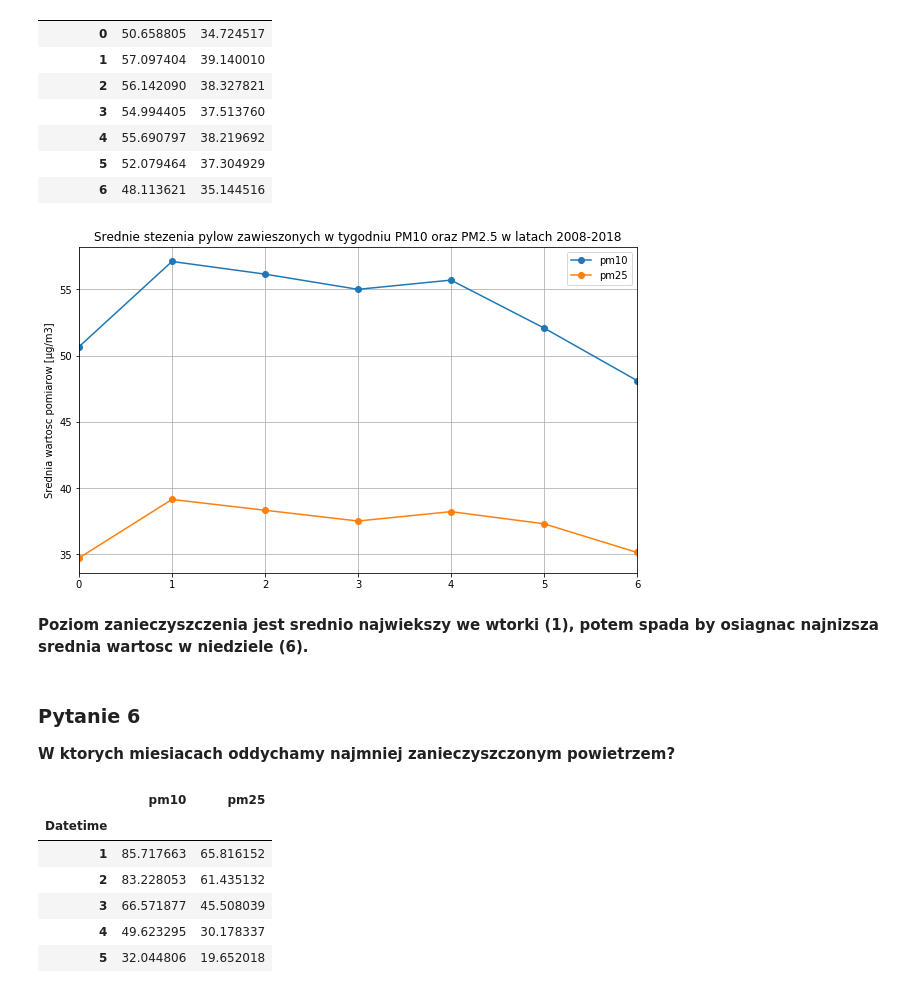
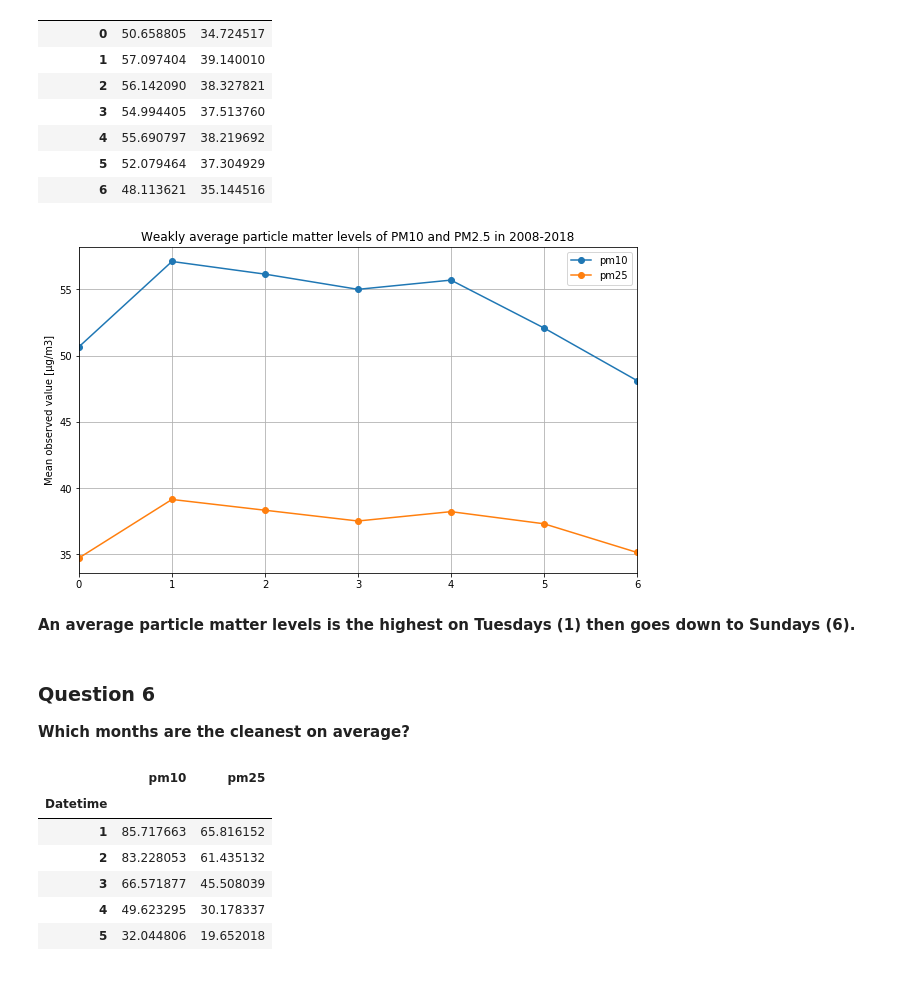
Before and after one commit to ksatola/air-polution, a Jupyter notebook: agh/030_EDA_PM25.ipynb, the cells around one changed output. Saved outputs shown, nothing was run; the diff lists cells and outputs as text; code cells hidden in the pictures.

```diff
--- a/agh/030_EDA_PM25.ipynb
+++ b/agh/030_EDA_PM25.ipynb
@@ -347,17 +347,18 @@ mean_by_dayofweek
 | 6 | 48.113621 | 35.144516 |
 # %%
 mean_by_dayofweek.plot(grid=True, figsize=(10, 6), marker='o')
-plt.title('Srednie stezenia pylow zawieszonych w tygodniu PM10 oraz PM2.5 w latach 2008-2018')
-plt.ylabel('Srednia wartosc pomiarow [µg/m3]')
+plt.title('Weakly average particle matter levels of PM10 and PM2.5 in 2008-2018')
+plt.ylabel('Mean observed value [µg/m3]')
 plt.xlabel('')
+plt.savefig('images/eda_pm_mean_weekdays.png')
 plt.show();
 # %% [output]
-[figure, old version]
+[figure, new version]
-# %% [markdown]
-**Poziom zanieczyszczenia jest srednio najwiekszy we wtorki (1), potem spada by osiagnac najnizsza srednia wartosc w niedziele (6).**
-# %% [markdown]
-### Pytanie 6
-**W ktorych miesiacach oddychamy najmniej zanieczyszczonym powietrzem?**
+# %% [markdown]
+**An average particle matter levels is the highest on Tuesdays (1) then goes down to Sundays (6).**
+# %% [markdown]
+### Question 6
+**Which months are the cleanest on average?**
 # %%
 index_month = df.index.month
 mean_by_month = df.groupby(index_month).mean()
```
Also changed, not shown: parts of 12 cells of this notebook, 4 other files.
